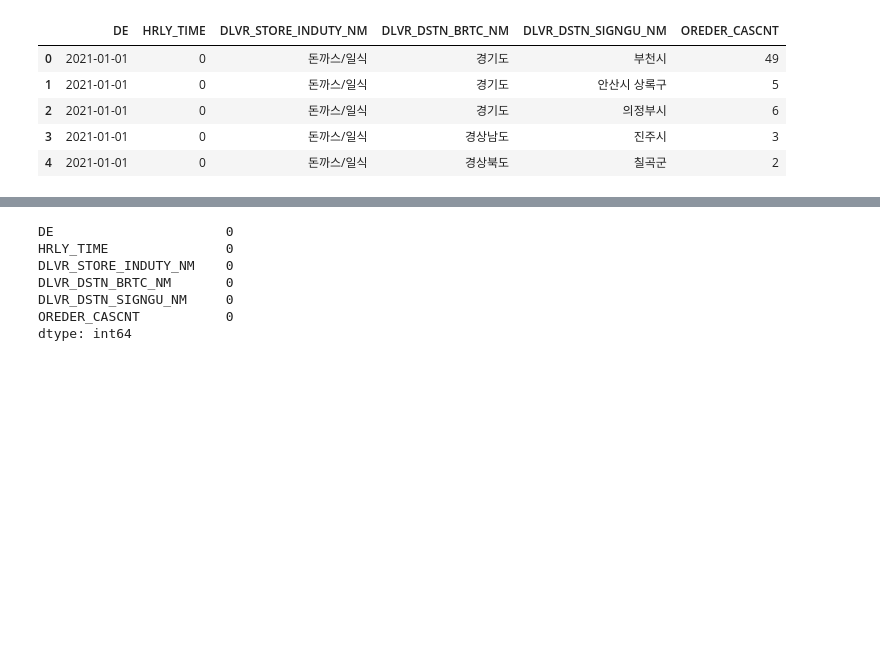
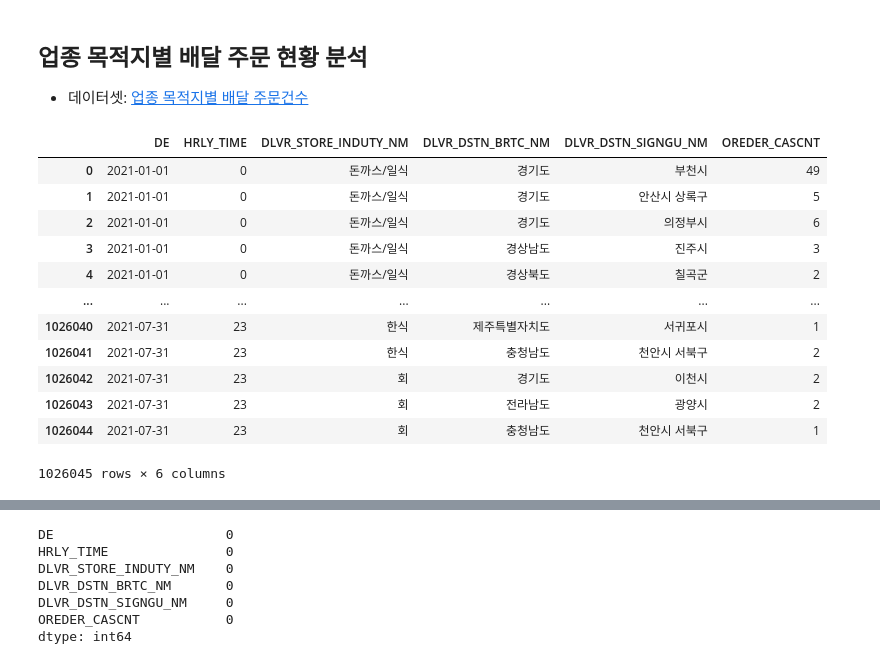
Before and after one commit to wjco/DA-Stats-fri, a Jupyter notebook: DONGIN/업종 목적지별 주문 현황 분석.ipynb, the cells around one changed output, grey strips where cells are left out. Saved outputs shown, nothing was run; the diff lists cells and outputs as text; code cells hidden in the pictures; blank space fills up the shorter version.

```diff
--- a/DONGIN/업종 목적지별 주문 현황 분석.ipynb
+++ b/DONGIN/업종 목적지별 주문 현황 분석.ipynb
@@ -1,3 +1,6 @@
+# %% [markdown]
+## 업종 목적지별 배달 주문 현황 분석
+* 데이터셋: [업종 목적지별 배달 주문건수](https://bdp.kt.co.kr/invoke/SOKBP2603/?goodsCode=KGUDSTNORDER)
 # %%
 import pandas as pd
 import numpy as np
@@ -7,12 +10,19 @@ import seaborn as sns
 # %%
 data = pd.read_csv('KGU_3rd_ORIGIN_KGUDSTNORDER_20210101000000.csv')
 col_names = ['DE', 'HRLY_TIME', 'DLVR_STORE_INDUTY_NM', 'DLVR_DSTN_BRTC_NM', 'DLVR_DSTN_SIGNGU_NM', 'OREDER_CASCNT']
 data.columns = col_names
-data.head()
+data
 # %% [output]
 |  | DE | HRLY_TIME | DLVR_STORE_INDUTY_NM | DLVR_DSTN_BRTC_NM | DLVR_DSTN_SIGNGU_NM | OREDER_CASCNT |
 | 0 | 2021-01-01 | 0 | 돈까스/일식 | 경기도 | 부천시 | 49 |
 | 1 | 2021-01-01 | 0 | 돈까스/일식 | 경기도 | 안산시 상록구 | 5 |
 | 2 | 2021-01-01 | 0 | 돈까스/일식 | 경기도 | 의정부시 | 6 |
 | 3 | 2021-01-01 | 0 | 돈까스/일식 | 경상남도 | 진주시 | 3 |
 | 4 | 2021-01-01 | 0 | 돈까스/일식 | 경상북도 | 칠곡군 | 2 |
+| ... | ... | ... | ... | ... | ... | ... |
+| 1026040 | 2021-07-31 | 23 | 한식 | 제주특별자치도 | 서귀포시 | 1 |
+| 1026041 | 2021-07-31 | 23 | 한식 | 충청남도 | 천안시 서북구 | 2 |
+| 1026042 | 2021-07-31 | 23 | 회 | 경기도 | 이천시 | 2 |
+| 1026043 | 2021-07-31 | 23 | 회 | 전라남도 | 광양시 | 2 |
+| 1026044 | 2021-07-31 | 23 | 회 | 충청남도 | 천안시 서북구 | 1 |
+1026045 rows × 6 columns
```
Also changed, not shown: parts of 5 cells of this notebook.
